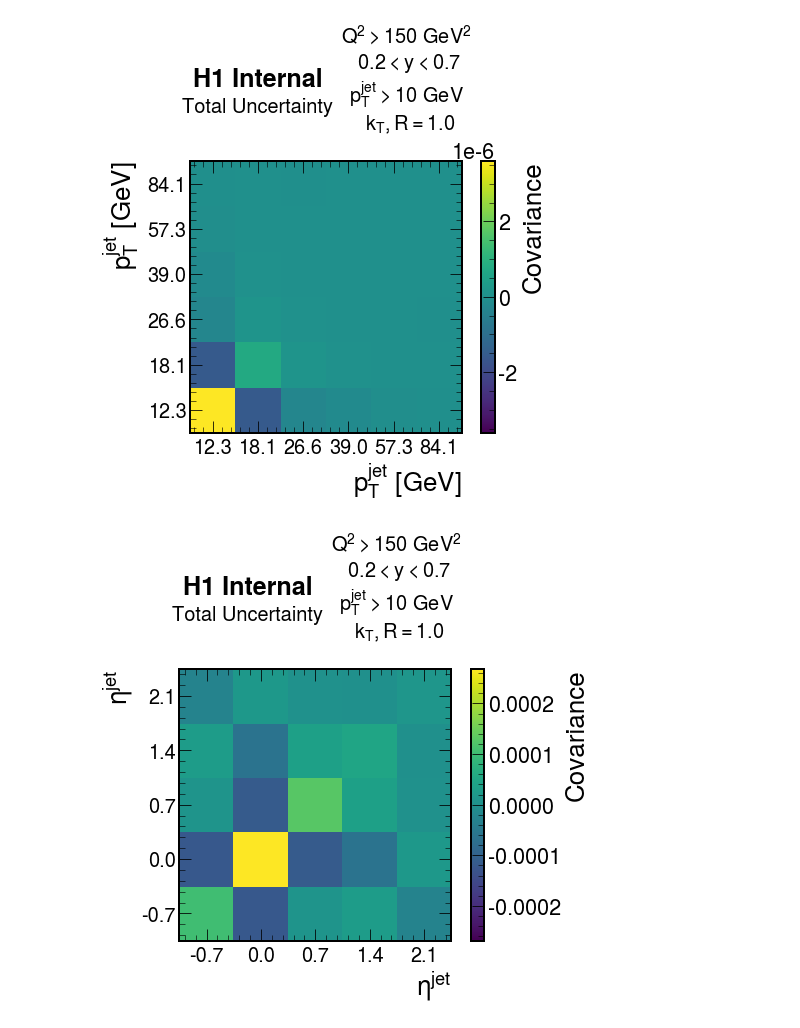
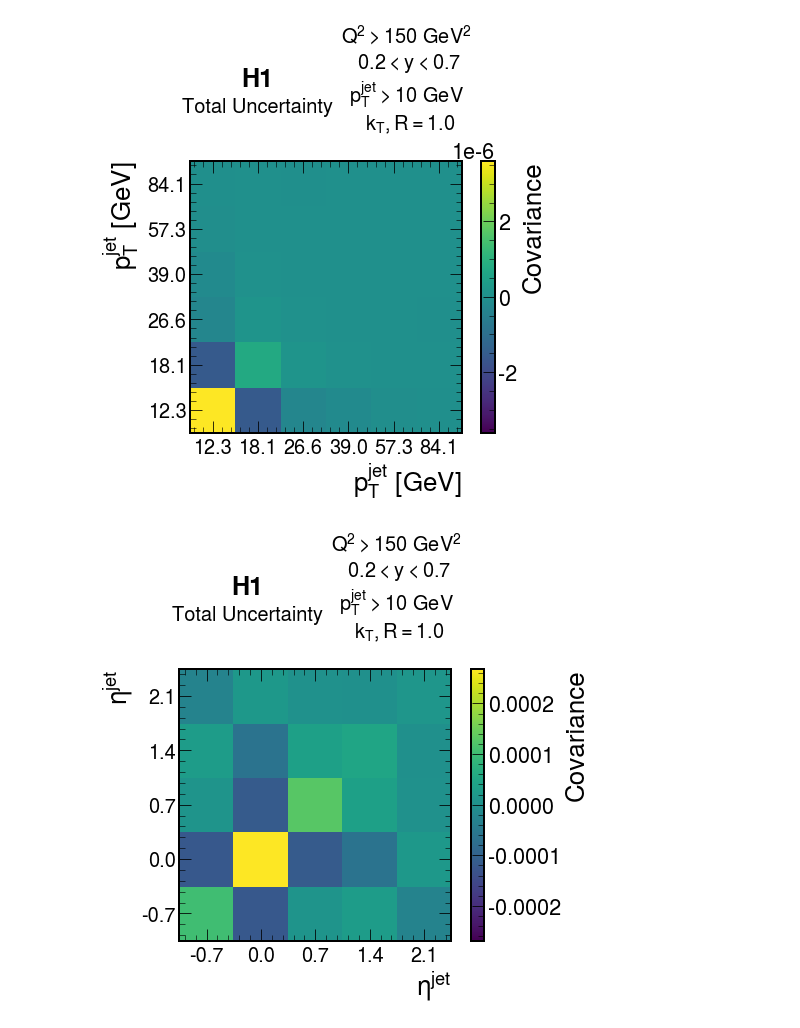
Before and after one commit to miguelignacio/disjets, a Jupyter notebook: ResponseAndCovarianceMatrices.ipynb, the cells around one changed output. Drawn from its saved outputs; the diff is of its cells as text; code cells hidden in the pictures.

```diff
--- a/ResponseAndCovarianceMatrices.ipynb
+++ b/ResponseAndCovarianceMatrices.ipynb
@@ -135,7 +135,7 @@ for j in range(4):
     #plt.xscale("log")
     #plt.yscale("log")
 
-    plt.text(0.25, 1.3,'H1 Internal',
+    plt.text(0.25, 1.3,'H1',
                   horizontalalignment='center',
          verticalalignment='center',
          transform = ax0.transAxes, fontsize=25, fontweight='bold')
@@ -244,34 +244,34 @@ for jj in range(4):
     cbar = plt.colorbar()
     cbar.ax.set_ylabel('Covariance')
 
-    plt.text(0.25, 1.3,'H1 Internal',
+    plt.text(0.25, 1.3,'H1',
                   horizontalalignment='center',
          verticalalignment='center',
          transform = ax0.transAxes, fontsize=25, fontweight='bold')
     plt.text(0.25, 1.2,'Total Uncertainty',
                   horizontalalignment='center',
          verticalalignment='center',
          transform = ax0.transAxes, fontsize=20)
     plt.text(0.8, 1.3,'$Q^{2}>$150 GeV$^{2}$ \n $0.2<y<0.7$ \n $p_{T}^{jet}>10$ GeV  \n $k_{T}, R=1.0$',
          horizontalalignment='center',
          verticalalignment='center',
          transform = ax0.transAxes, fontsize=20)
 
     plt.ylabel(symbol[mylabels[jj]])
     plt.xlabel(symbol[mylabels[jj]])
     mylabs = [""]
     if (j<2):
         for i in range(len(bins[jj])-1):
             mylabs+=["%0.0f" % (0.5*(bins[jj][i]+bins[jj][i+1]))]
     else:
         for i in range(len(bins[jj])-1):
             mylabs+=["%0.1f" % (0.5*(bins[jj][i]+bins[jj][i+1]))]
     ax0.set_xticklabels(mylabs)
     ax0.set_yticklabels(mylabs)
     ax0.xaxis.set_major_locator(plt.MaxNLocator(len(bins[jj])))
     ax0.yaxis.set_major_locator(plt.MaxNLocator(len(bins[jj])))
 
     fig.savefig('figures/CovMat_%s.pdf'%mylabels[jj],bbox_inches='tight')
 # %% [output]
-[figure, old version]
+[figure, new version]
-[figure, old version]
+[figure, new version]
```
Also changed, not shown: parts of 4 cells of this notebook, 2 other files.
